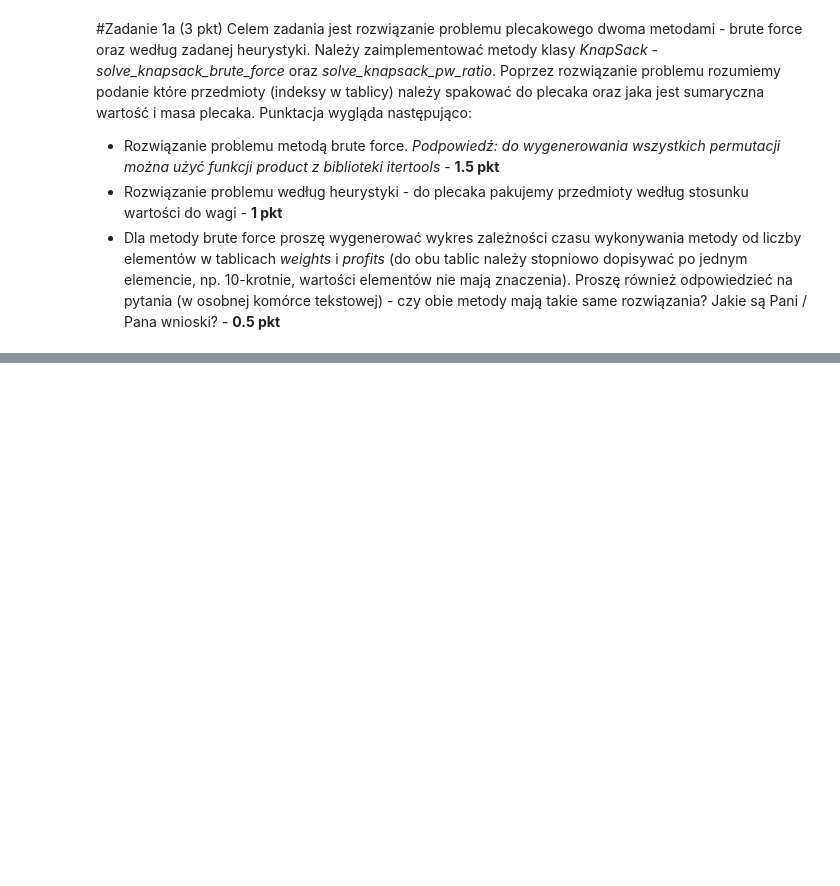
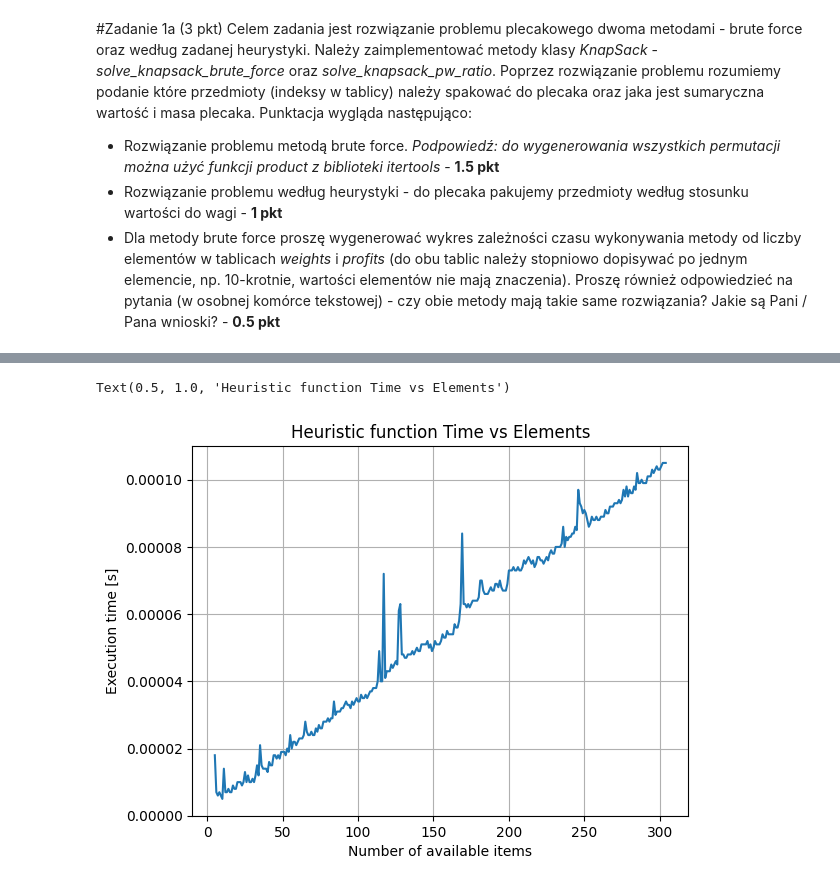
Before and after one commit to VisteK528/WSI, a Jupyter notebook: Exercise1/Zadanie_1a.ipynb, the cells around one changed output, grey strips where cells are left out. Saved outputs shown, nothing was run; the diff lists cells and outputs as text; code cells hidden in the pictures; blank space fills up the shorter version.

```diff
--- a/Exercise1/Zadanie_1a.ipynb
+++ b/Exercise1/Zadanie_1a.ipynb
@@ -137,0 +149,9 @@ Text(0.5, 1.0, 'Brute force algorithm Time vs Elements')
+# %%
+plt.plot(number_of_elements_2, execution_times_ratio)
+plt.grid()
+plt.ylabel("Execution time [s]")
+plt.xlabel("Number of available items")
+plt.title("Heuristic function Time vs Elements")
+# %% [output]
+Text(0.5, 1.0, 'Heuristic function Time vs Elements')
+[figure, added]
```
Also changed, not shown: parts of 12 cells of this notebook.
